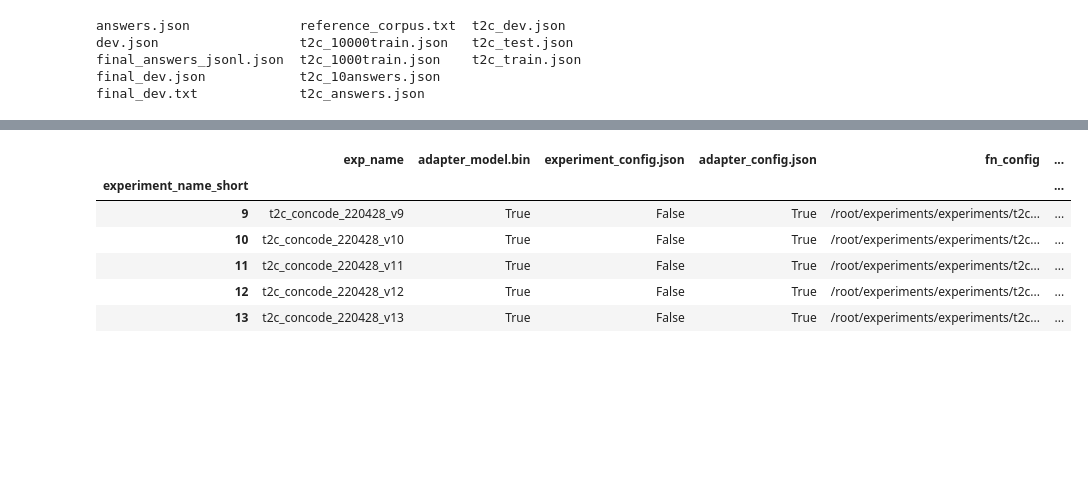
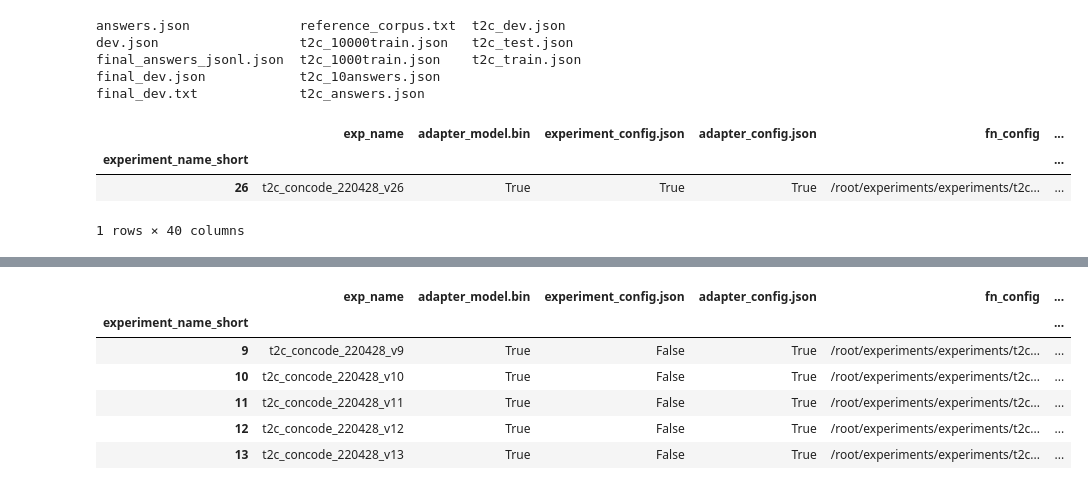
Before and after one commit to lizkuh/HSE_diploma, a Jupyter notebook: load_all_experiments/load_all_from_main_node.ipynb, the cells around one changed output, grey strips where cells are left out. Saved outputs shown, nothing was run; the diff lists cells and outputs as text; code cells hidden in the pictures; blank space fills up the shorter version.

```diff
--- a/load_all_experiments/load_all_from_main_node.ipynb
+++ b/load_all_experiments/load_all_from_main_node.ipynb
@@ -63,3 +63,10 @@ line = df_experiments[df_experiments['exp_name'] == exp_name]
 assert(len(line)==1)
 line = line.iloc[0]
 line = line.to_dict()
+# %%
+df_experiments[df_experiments['default_model']=='decapoda-research/llama-30b-hf']
+# %% [output]
+|  | exp_name | adapter_model.bin | experiment_config.json | adapter_config.json | fn_config | ... |
+| experiment_name_short |  |  |  |  |  | ... |
+| 26 | t2c_concode_220428_v26 | True | True | True | /root/experiments/experiments/t2c... | ... |
+1 rows × 40 columns
```
Also changed, not shown: parts of 40 cells of this notebook, 2 other files.
